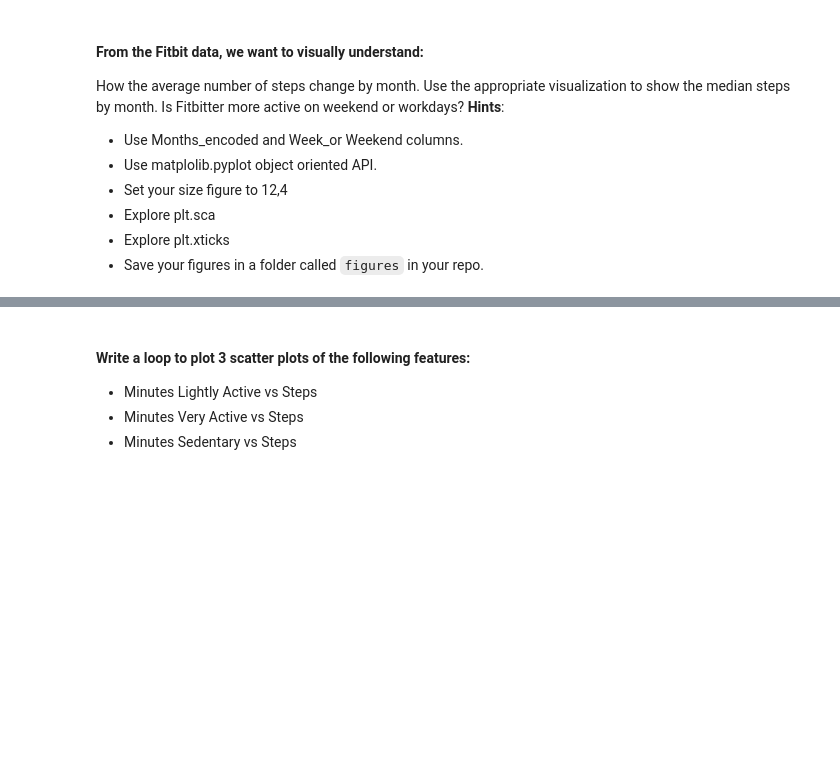
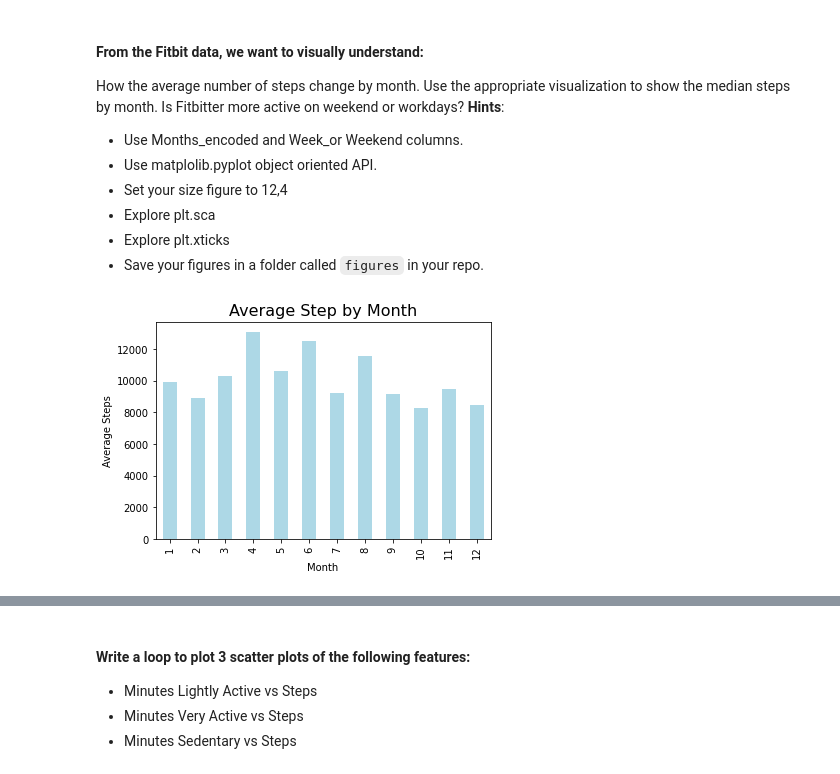
Before and after one commit to Ironhack-Data-Madrid-Mayo-2022/5.2-lab-matplotlib-seaborn, a Jupyter notebook: your-code/main.ipynb, the cells around one changed output, grey strips where cells are left out. Cells and saved outputs as stored; diff of their text form; code cells hidden in the pictures; blank space fills up the shorter version.

```diff
--- a/your-code/main.ipynb
+++ b/your-code/main.ipynb
@@ -13,3 +17,4 @@ import numpy as np
 * table: `fitbit2`
 # %%
 # your code here
+fitbit = pd.read_csv('../data/Fitbit2.csv')
@@ -33,0 +43,13 @@ How the average number of steps change by month. Use the appropriate visualizati
+# %%
+plt.rcParams['figure.figsize']=(12, 4)
+# %%
+# AVERAGE STEPS BY MONTH_ENCODED
+# your code here
+fitbit.groupby('Months_encoded')['Steps'].mean().plot(kind='bar', color = 'lightblue')
+plt.title('Average Step by Month',fontsize=16)
+plt.xlabel('Month',fontsize=10)
+plt.ylabel('Average Steps',fontsize=10)
+plt.tick_params(axis='both',labelsize=10)
+plt.savefig('figures/Steps_months.jpg')
+# %% [output]
+[figure, added]
```
Also changed, not shown: parts of 28 cells of this notebook, 2 other files.
